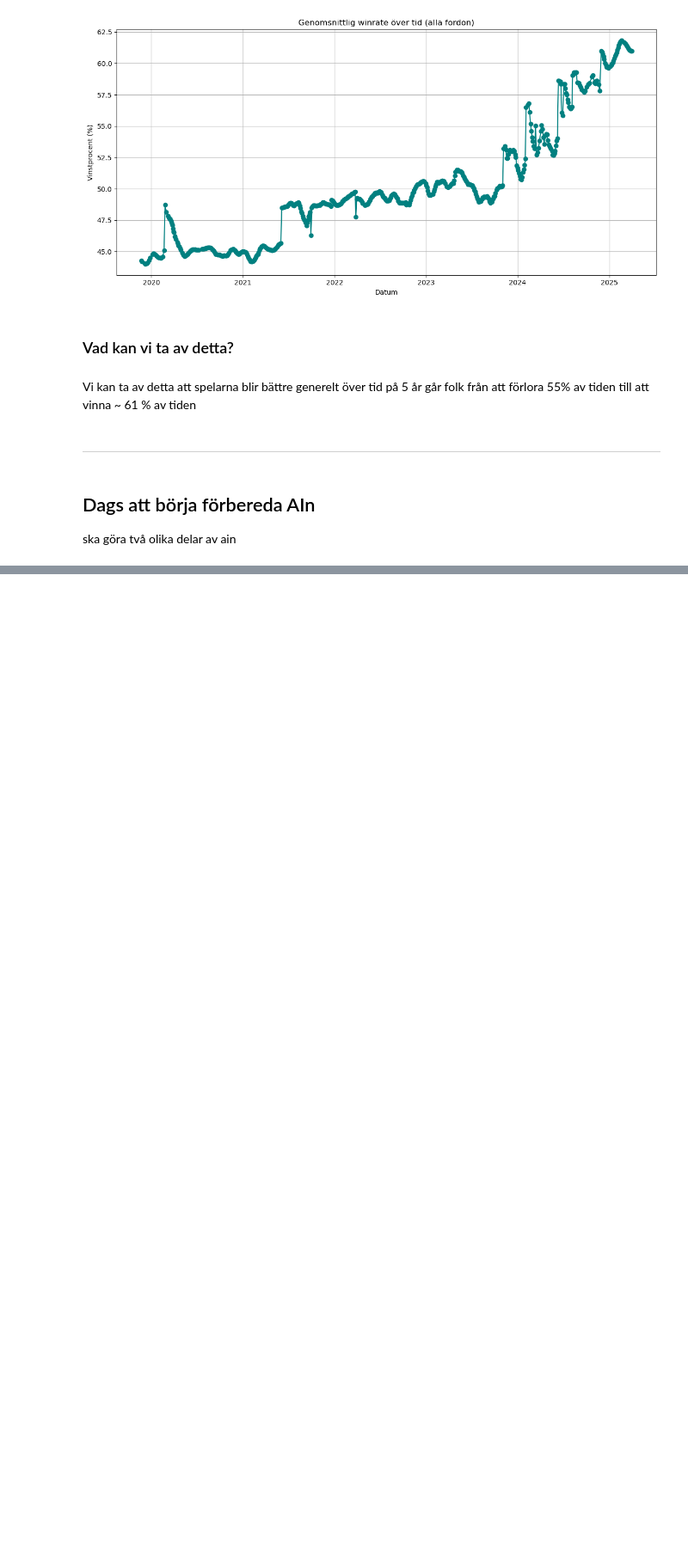
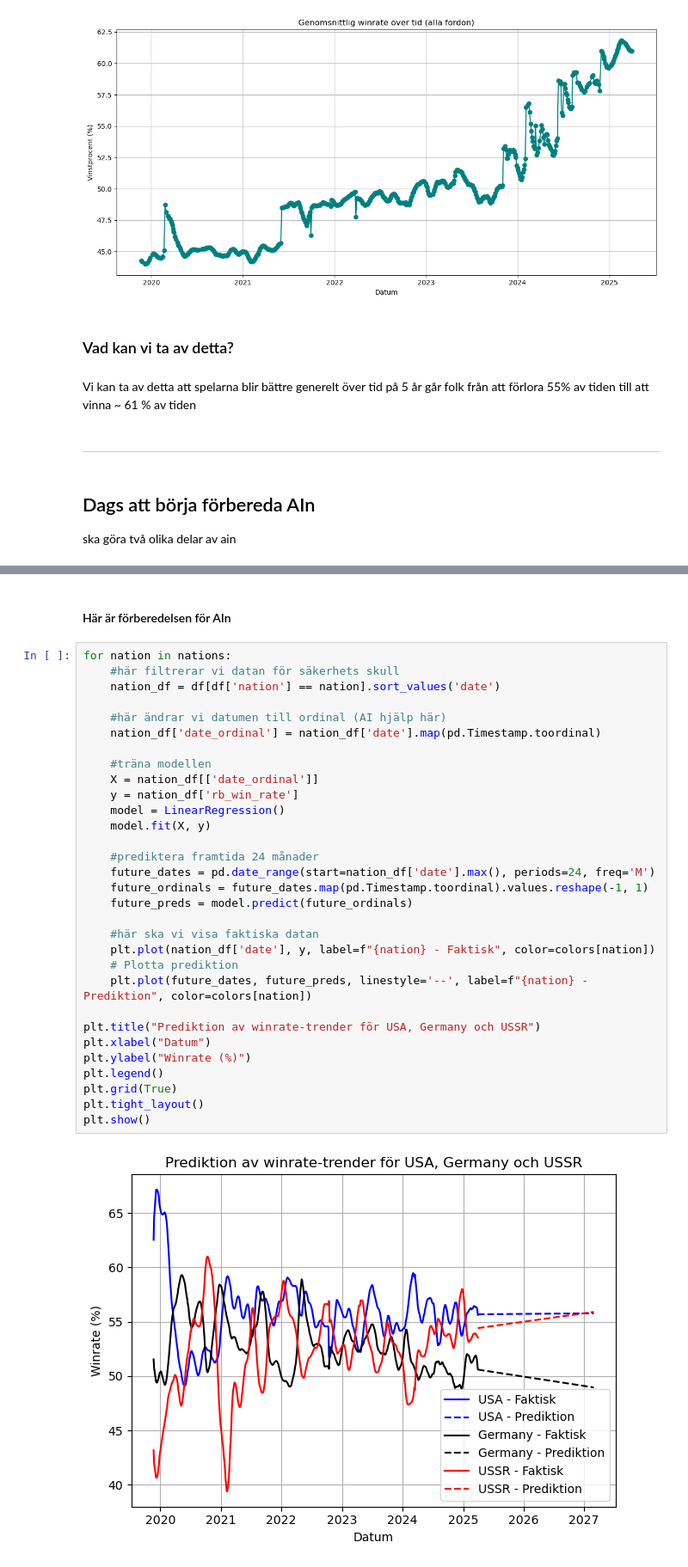
Before and after one commit to Natte-code/Data_project, a Jupyter notebook: Data_project_Nathaniel.ipynb, the cells around one changed output, grey strips where cells are left out. Shown at 86% size. Saved outputs shown, nothing was run; the diff lists cells and outputs as text; blank space fills up the shorter version.

```diff
--- a/Data_project_Nathaniel.ipynb
+++ b/Data_project_Nathaniel.ipynb
@@ -428,0 +333,35 @@ Okej, så det verkar som datumen inte är korrekt. Ska kolla vad felet ligger
+# %% [markdown]
+#### Här är förberedelsen för AIn
+# %%
+for nation in nations:
+    #här filtrerar vi datan för säkerhets skull
+    nation_df = df[df['nation'] == nation].sort_values('date')
+
+    #här ändrar vi datumen till ordinal (AI hjälp här)
+    nation_df['date_ordinal'] = nation_df['date'].map(pd.Timestamp.toordinal)
+
+    #träna modellen
+    X = nation_df[['date_ordinal']]
+    y = nation_df['rb_win_rate']
+    model = LinearRegression()
+    model.fit(X, y)
+
+    #prediktera framtida 24 månader
+    future_dates = pd.date_range(start=nation_df['date'].max(), periods=24, freq='M')
+    future_ordinals = future_dates.map(pd.Timestamp.toordinal).values.reshape(-1, 1)
+    future_preds = model.predict(future_ordinals)
+
+    #här ska vi visa faktiska datan
+    plt.plot(nation_df['date'], y, label=f"{nation} - Faktisk", color=colors[nation])
+    # Plotta prediktion
+    plt.plot(future_dates, future_preds, linestyle='--', label=f"{nation} - Prediktion", color=colors[nation])
+
+plt.title("Prediktion av winrate-trender för USA, Germany och USSR")
+plt.xlabel("Datum")
+plt.ylabel("Winrate (%)")
+plt.legend()
+plt.grid(True)
+plt.tight_layout()
+plt.show()
+# %% [output]
+[figure, added]
```
Also changed, not shown: parts of 18 cells of this notebook.
